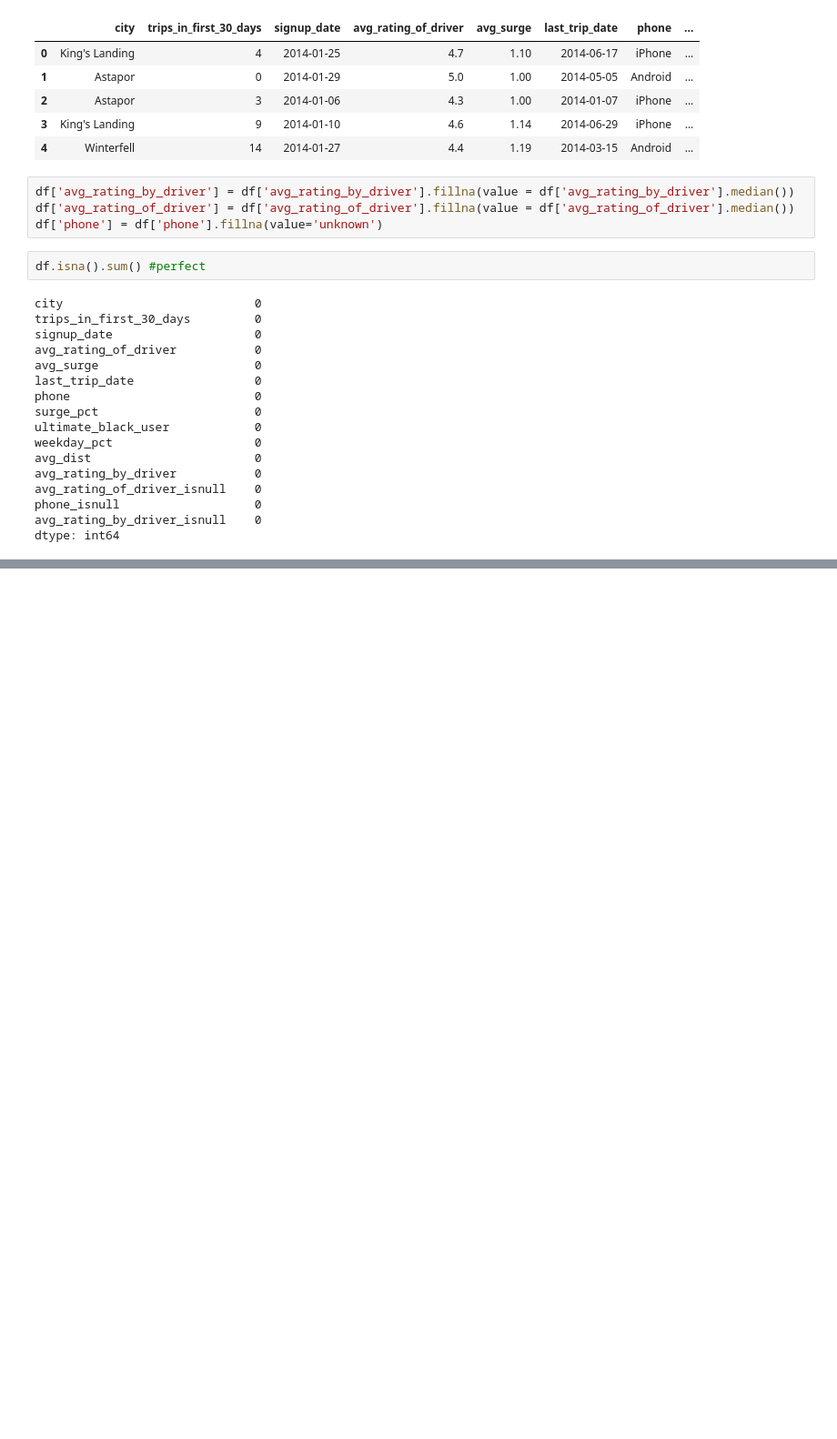
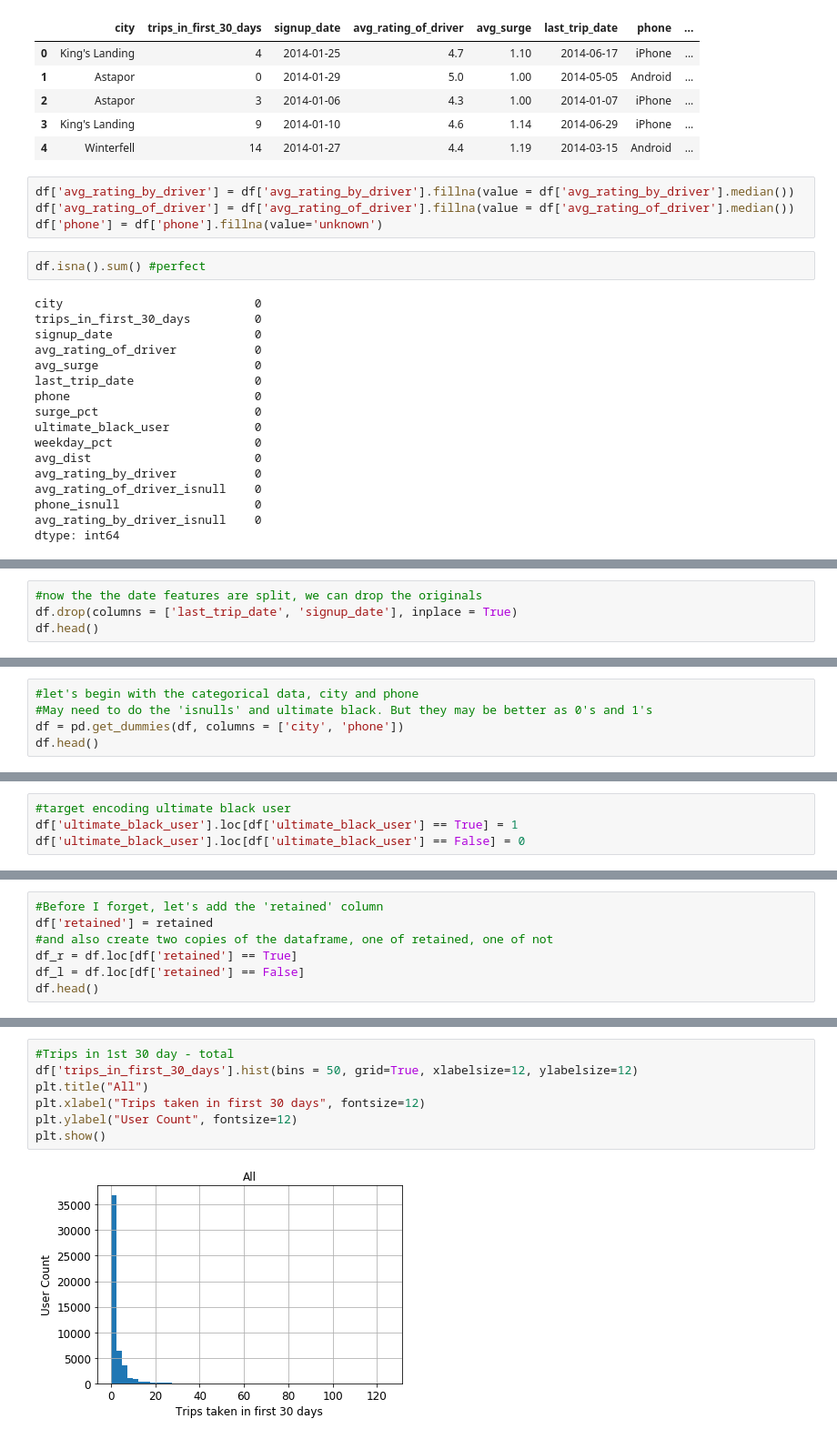
Before and after one commit to ElijahSeeley/Springboard, a Jupyter notebook: Ultimate_Challenge/ultimate_challenge/Part 3 - Predictive Modeling.ipynb, the cells around one changed output, grey strips where cells are left out. Shown at 91% size. Drawn from its saved outputs; the diff is of its cells as text; blank space fills up the shorter version.

```diff
--- a/Ultimate_Challenge/ultimate_challenge/Part 3 - Predictive Modeling.ipynb
+++ b/Ultimate_Challenge/ultimate_challenge/Part 3 - Predictive Modeling.ipynb
@@ -125,0 +182,4 @@ dtype: int64
+# %%
+#now the the date features are split, we can drop the originals
+df.drop(columns = ['last_trip_date', 'signup_date'], inplace = True)
+df.head()
@@ -125,0 +196,5 @@ dtype: int64
+# %%
+#let's begin with the categorical data, city and phone
+#May need to do the 'isnulls' and ultimate black. But they may be better as 0's and 1's
+df = pd.get_dummies(df, columns = ['city', 'phone'])
+df.head()
@@ -125,0 +211,4 @@ dtype: int64
+# %%
+#target encoding ultimate black user
+df['ultimate_black_user'].loc[df['ultimate_black_user'] == True] = 1
+df['ultimate_black_user'].loc[df['ultimate_black_user'] == False] = 0
@@ -125,0 +220,7 @@ dtype: int64
+# %%
+#Before I forget, let's add the 'retained' column
+df['retained'] = retained
+#and also create two copies of the dataframe, one of retained, one of not
+df_r = df.loc[df['retained'] == True]
+df_l = df.loc[df['retained'] == False]
+df.head()
@@ -125,0 +235,9 @@ dtype: int64
+# %%
+#Trips in 1st 30 day - total
+df['trips_in_first_30_days'].hist(bins = 50, grid=True, xlabelsize=12, ylabelsize=12)
+plt.title("All")
+plt.xlabel("Trips taken in first 30 days", fontsize=12)
+plt.ylabel("User Count", fontsize=12)
+plt.show()
+# %% [output]
+[figure, added]
```
Also changed, not shown: parts of 54 cells of this notebook.
